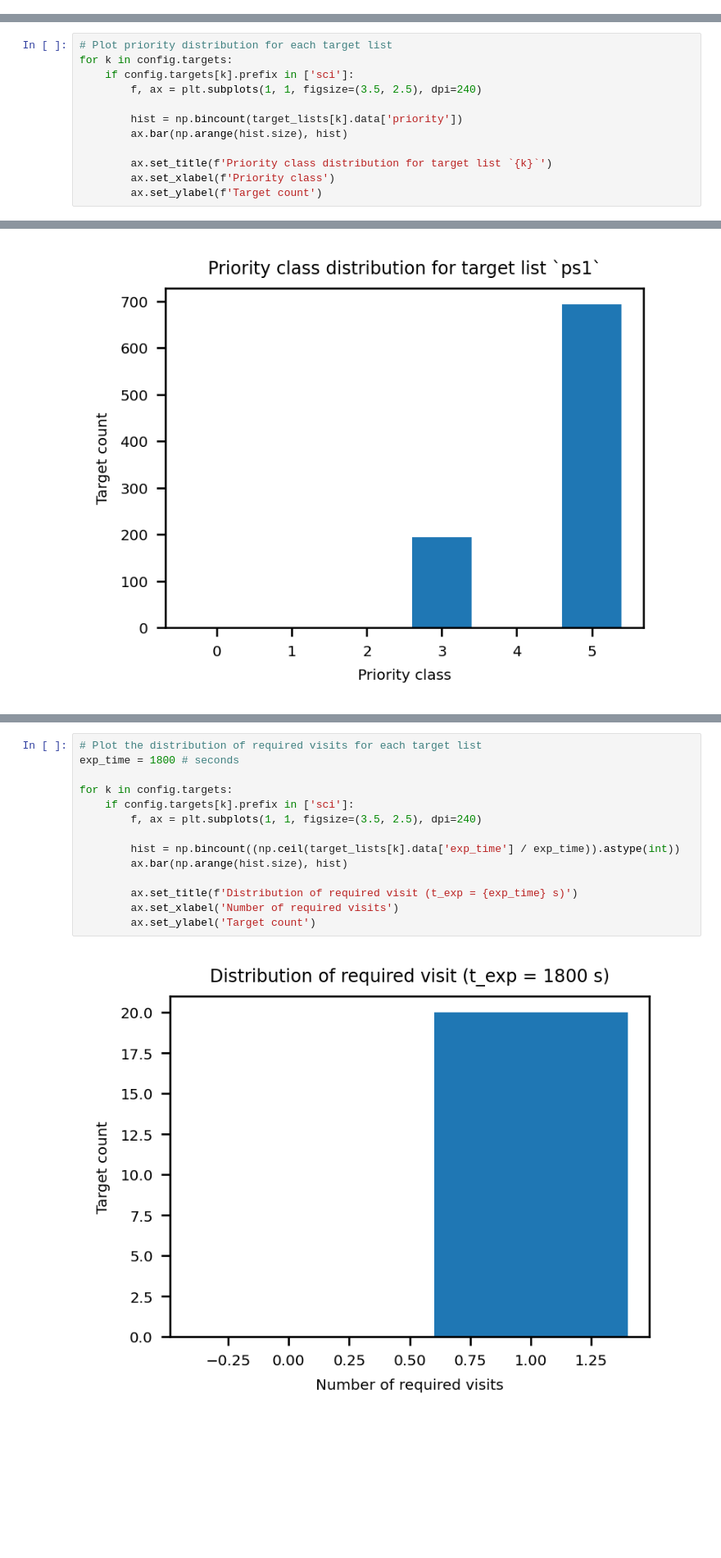
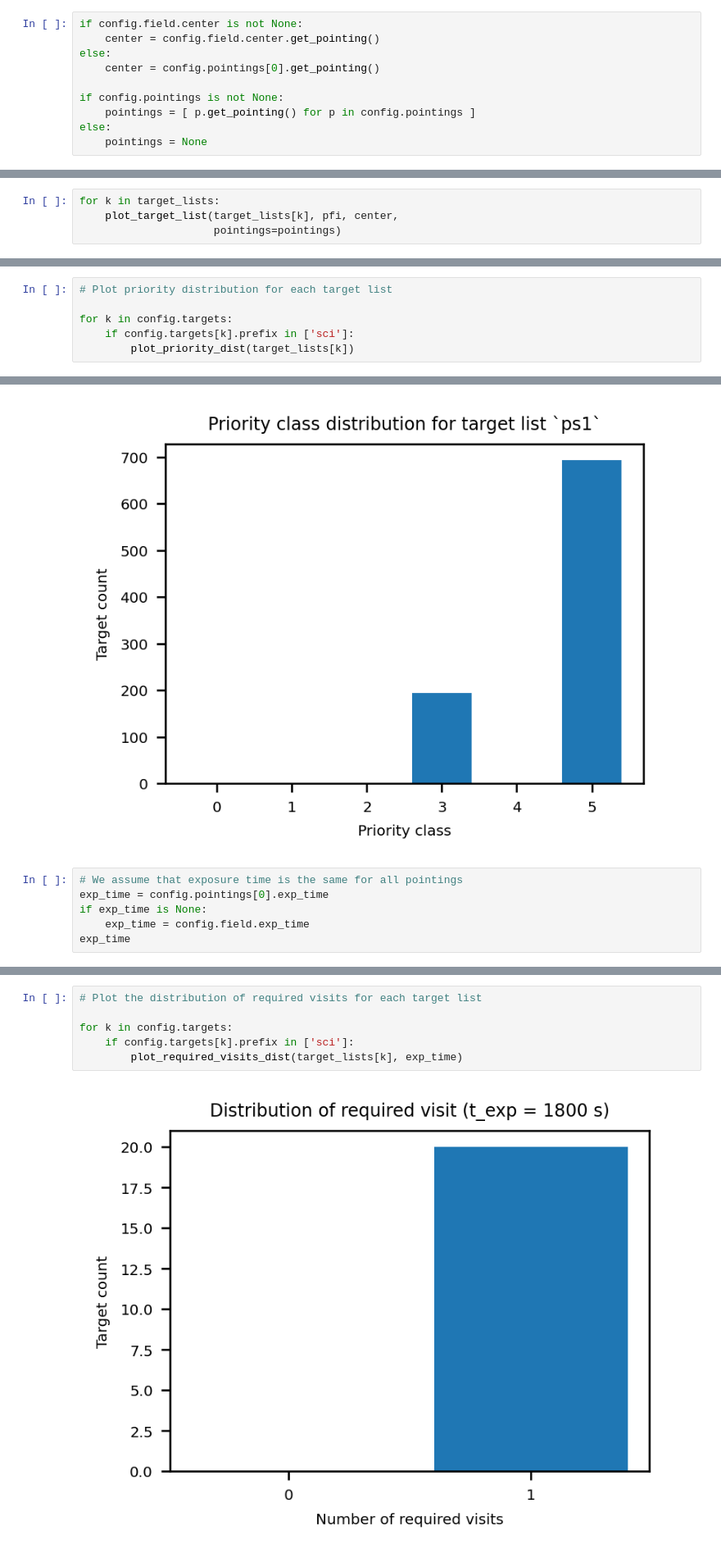
Before and after one commit to Subaru-PFS-GA/ga_targeting, a Jupyter notebook: python/pfs/ga/targeting/scripts/netflow/notebooks/targets.ipynb, the cells around one changed output, grey strips where cells are left out. Shown at 82% size. Cells and saved outputs as stored; diff of their text form; blank space fills up the shorter version.

```diff
--- a/python/pfs/ga/targeting/scripts/netflow/notebooks/targets.ipynb
+++ b/python/pfs/ga/targeting/scripts/netflow/notebooks/targets.ipynb
@@ -163,0 +76,10 @@ for k in target_lists:
+# %%
+if config.field.center is not None:
+    center = config.field.center.get_pointing()
+else:
+    center = config.pointings[0].get_pointing()
+
+if config.pointings is not None:
+    pointings = [ p.get_pointing() for p in config.pointings ]
+else:
+    pointings = None
@@ -163,0 +94,4 @@ for k in target_lists:
+# %%
+for k in target_lists:
+    plot_target_list(target_lists[k], pfi, center,
+                     pointings=pointings)
@@ -228,16 +128,16 @@ for p in phot:
 # Plot parameter distributions
 # %%
 # Plot priority distribution for each target list
+
 for k in config.targets:
     if config.targets[k].prefix in ['sci']:
-        f, ax = plt.subplots(1, 1, figsize=(3.5, 2.5), dpi=240)
-
-        hist = np.bincount(target_lists[k].data['priority'])
-        ax.bar(np.arange(hist.size), hist)
-
-        ax.set_title(f'Priority class distribution for target list `{k}`')
-        ax.set_xlabel(f'Priority class')
-        ax.set_ylabel(f'Target count')
+        plot_priority_dist(target_lists[k])
 # %% [output]
 [figure]
 [figure]
+# %%
+# We assume that exposure time is the same for all pointings
+exp_time = config.pointings[0].exp_time
+if exp_time is None:
+    exp_time = config.field.exp_time
+exp_time
@@ -244,16 +146,8 @@ for k in config.targets:
 # %%
 # Plot the distribution of required visits for each target list
-exp_time = 1800 # seconds
 
 for k in config.targets:
     if config.targets[k].prefix in ['sci']:
-        f, ax = plt.subplots(1, 1, figsize=(3.5, 2.5), dpi=240)
-
-        hist = np.bincount((np.ceil(target_lists[k].data['exp_time'] / exp_time)).astype(int))
-        ax.bar(np.arange(hist.size), hist)
-
-        ax.set_title(f'Distribution of required visit (t_exp = {exp_time} s)')
-        ax.set_xlabel('Number of required visits')
-        ax.set_ylabel('Target count')
+        plot_required_visits_dist(target_lists[k], exp_time)
 # %% [output]
-[figure, old version]
+[figure, new version]
```
Also changed, not shown: parts of 19 cells of this notebook, 5 other files.
